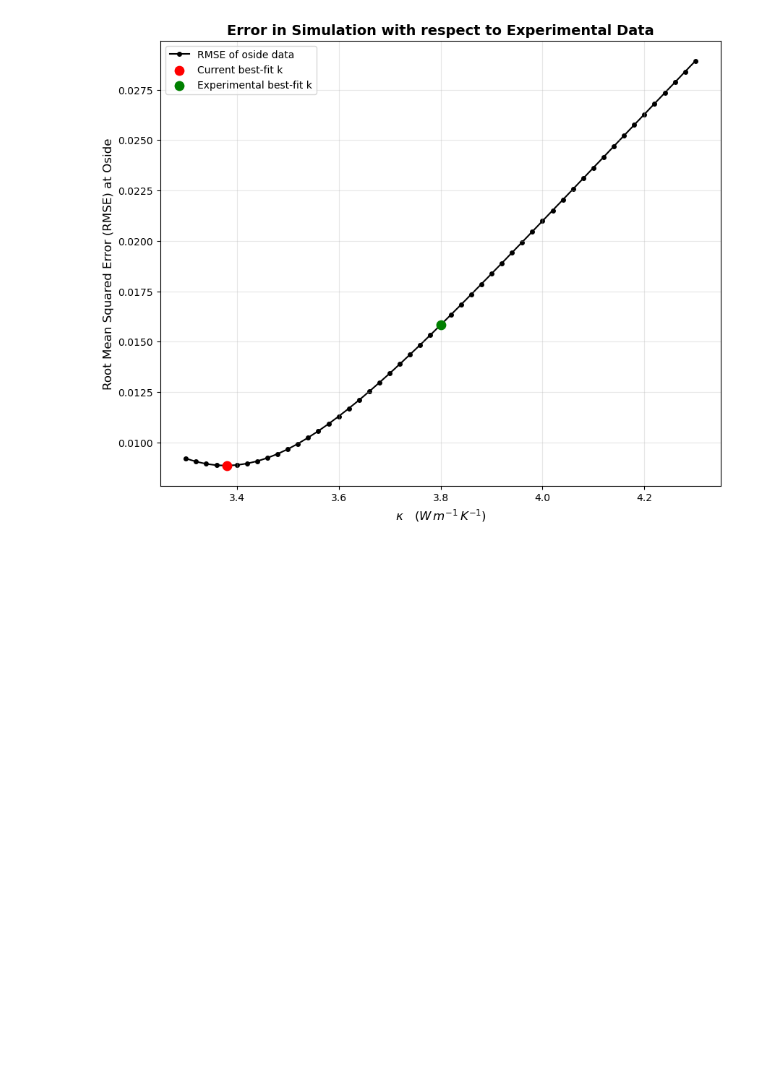
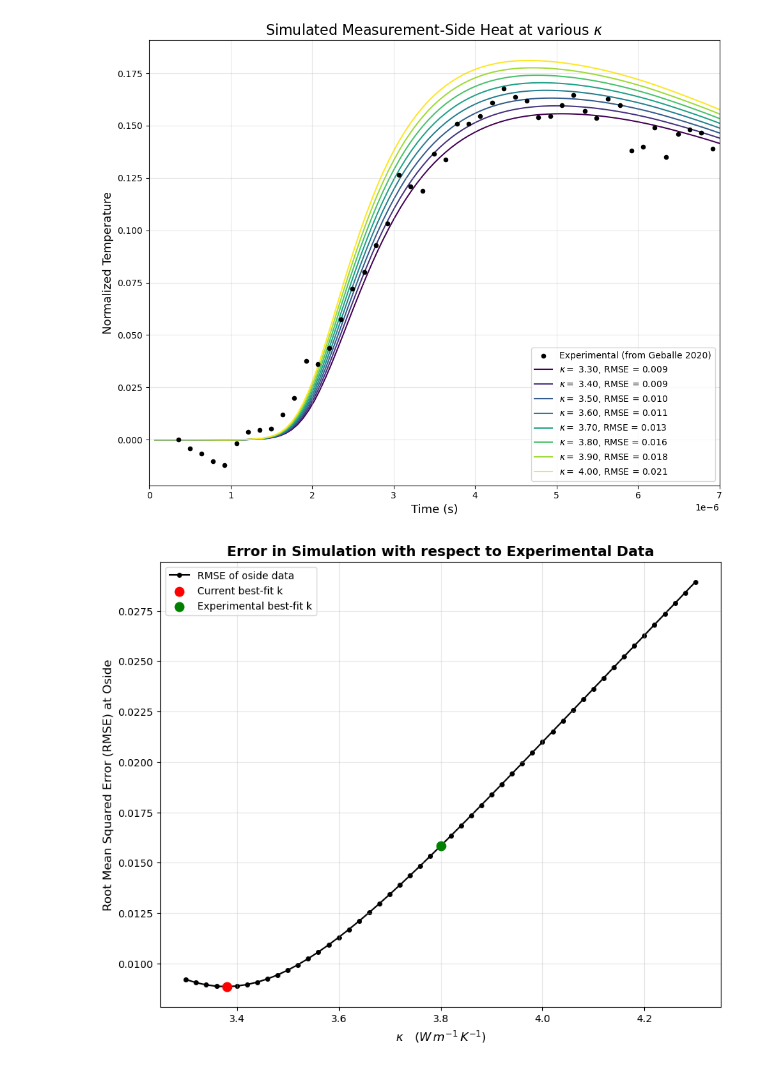
Before and after one commit to cebarker1000/heatflow, a Jupyter notebook: plotting.ipynb, the cells around one changed output. Drawn from its saved outputs; the diff is of its cells as text; code cells hidden in the pictures; blank space fills up the shorter version.

```diff
--- a/plotting.ipynb
+++ b/plotting.ipynb
@@ -5,3 +5,0 @@ import matplotlib.pyplot as plt
-# %%
-df_sim = pd.read_csv('outputs/sweep_test/3.80/watcher_points.csv')
-df_exp = pd.read_csv('experimental_data/heat_data.csv')
@@ -67,0 +6,2 @@ Name: rmse, dtype: float64
+# %%
+df_exp = pd.read_csv('experimental_data/geballe_heat_data.csv')
@@ -68,3 +23,55 @@ Name: rmse, dtype: float64
+# %%
+import matplotlib.cm as cm
+from cycler import cycler
+
+# Choose a colormap and sample N colors from it
+cmap = cm.get_cmap('viridis')       # or 'plasma', 'tab10', etc.
+N = 8                               # number of lines / distinct colors
+colors = [cmap(i / (N - 1)) for i in range(N)]
+
+# Set the color cycle
+plt.rcParams['axes.prop_cycle'] = cycler(color=colors)
+
+df_rmse = pd.read_csv('outputs/sweep_test/rmse_summary.csv')
+
+# Normalize experimental data
+exp_pside_normed = (df_exp['temp'] - df_exp['temp'].iloc[0]) / (df_exp['temp'].max() - df_exp['temp'].min())
+exp_time = df_exp['time']
+
+# Downshift experimental oside to start from ic_temp and normalize
+ic_temp = 300
+oside_initial = df_exp['oside'].iloc[0]
+exp_oside_shifted = df_exp['oside'] - oside_initial + ic_temp
+exp_oside_normed = (exp_oside_shifted - exp_oside_shifted.iloc[0]) / (df_exp['temp'].max() - df_exp['temp'].min())
+
+fig, ax = plt.subplots(figsize = (10, 8))
+
+# Plot experimental data
+#ax.plot(exp_time, exp_pside_normed, color='gray', label='Experimental pulsed side')
+ax.scatter(exp_time, exp_oside_normed, color='black', label='Experimental (from Geballe 2020)', s=20, zorder =2)
+
+# plot sim data:
+for k in np.linspace(3.8-0.5, 4.0, 8):
+    df_sim = pd.read_csv(f'outputs/sweep_test/{k:.2f}/watcher_points.csv')
+    sim_oside_normed = (df_sim['oside'] - df_sim['oside'].iloc[0]) / (df_sim['pside'].max() - df_sim['pside'].min())
+
+    rmse = round(df_rmse.loc[df_rmse['k'] == float(f'{k:.2f}'), 'rmse'].values[0], 4)
+    ax.plot(df_sim['time'], sim_oside_normed,
+            zorder = 1,
+            label=r'$\kappa=$' + f' {k:.2f}, RMSE = {rmse:.3f}')
+
+ax.grid(True, alpha = 0.3)
+ax.legend(loc='lower right')
+
+ax.set_ylabel('Normalized Temperature', fontsize=13)
+ax.set_xlabel('Time (s)', fontsize=13)
+
+ax.set_xlim(0, 7e-6)
+ax.set_title(r'Simulated Measurement-Side Heat at various $\kappa$', fontsize=16)
+plt.tight_layout()
+plt.show()
+# %% [output]
+[figure, added]
 # %%
 df_rmse = pd.read_csv('outputs/sweep_test/rmse_summary.csv')
 fig, ax = plt.subplots(figsize = (10, 8))
```
Also changed, not shown: parts of 7 cells of this notebook, 4 other files.
